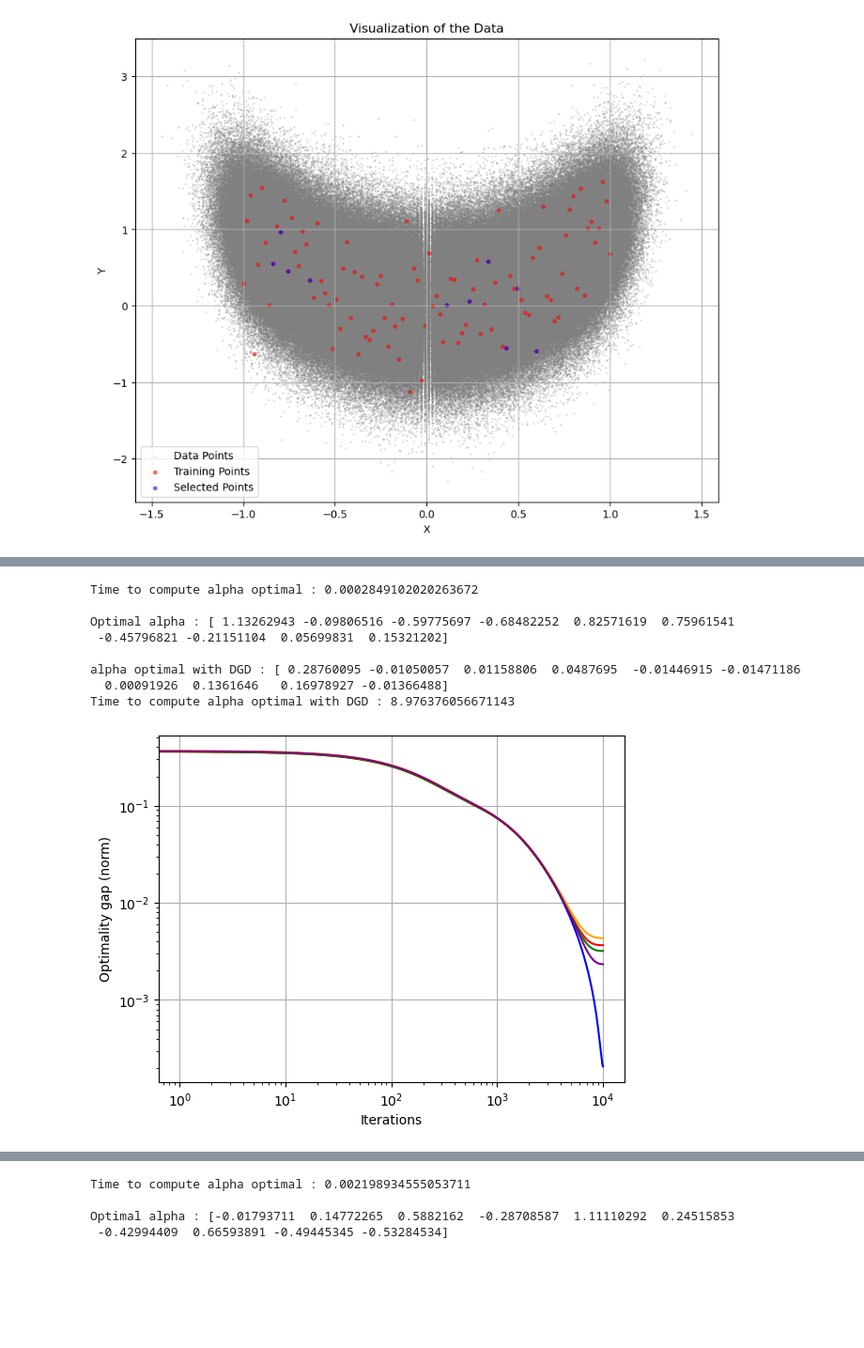
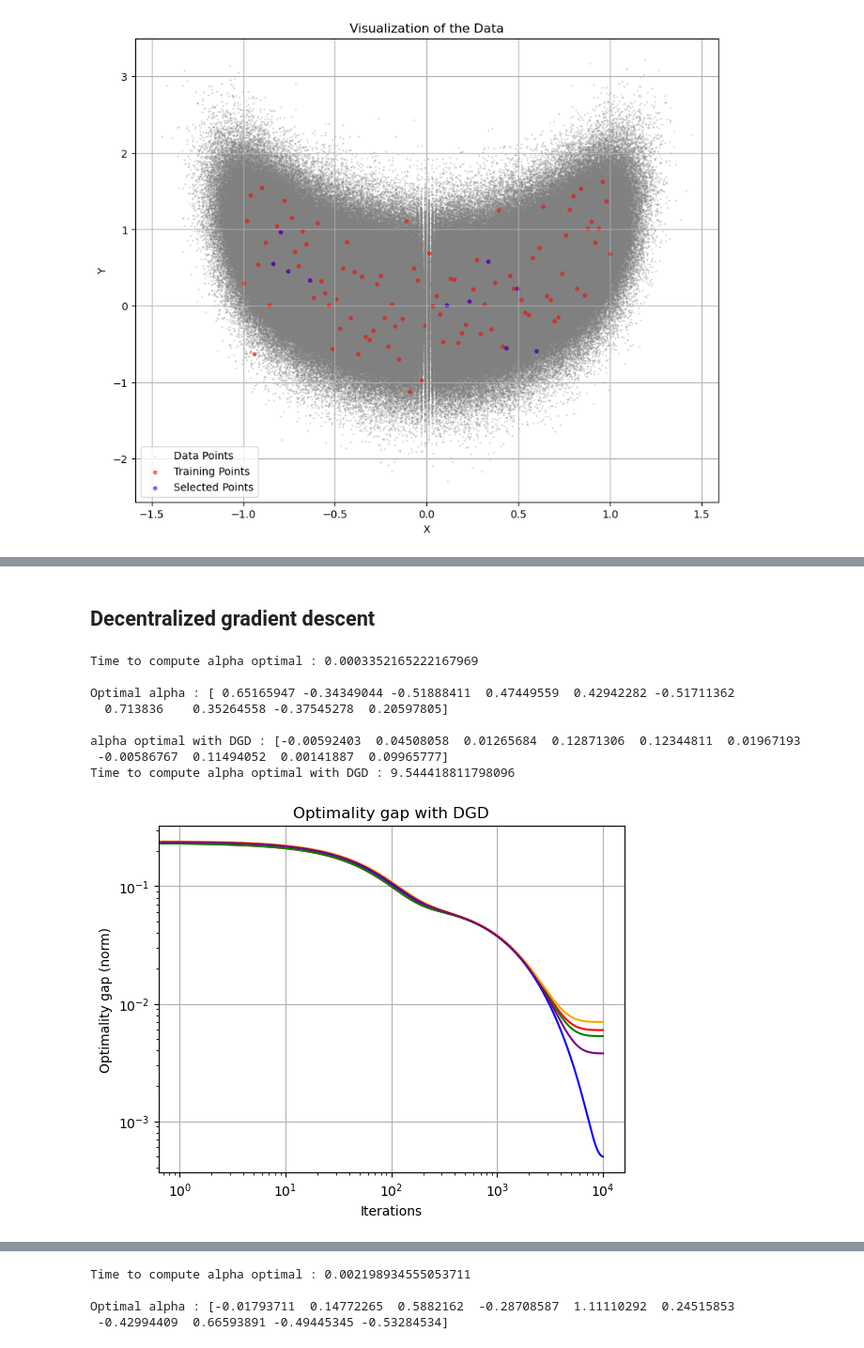
Before and after one commit to emmadchrr/Cooperative-Opt-project, a Jupyter notebook: Chraa_deCharry_Zhou.ipynb, the cells around one changed output, grey strips where cells are left out. Shown at 94% size. Cells and saved outputs as stored; diff of their text form; code cells hidden in the pictures; blank space fills up the shorter version.

```diff
--- a/Chraa_deCharry_Zhou.ipynb
+++ b/Chraa_deCharry_Zhou.ipynb
@@ -18,12 +19,16 @@ from admm2 import *
 with open('first_database.pkl', 'rb') as f:
      x, y = pickle.load(f)
 
-n, m, a = 100, 10, 5
+n = 100
+m = 10
+a = 5
 sigma2 = 0.25
 nu = 1
 beta = 10
-n_epochs = 100
+n_epochs1 = 100
+n_epochs = 10000
 sigma = 0.5
+lr = 0.01
 
 # Generate data
 x_n = x[:n]
@@ -36,7 +41,7 @@ Kmm = compute_kernel_matrix(x_selected, x_selected)
 Knm = compute_kernel_matrix(x_n, x_selected)
 alpha_star = compute_alpha_star(Kmm, Knm, y_n, sigma2, nu)
 #W = np.ones((a, a))
-W = W(a)
+W = utils.W(a)
 K = compute_kernel_matrix(x_n, x_n)
 selected_pts_agents = np.array_split(np.random.permutation(n), a)
 step_size = 0.002
@@ -64,3 +85,5 @@ We then plot optimality gaps for each agent
+# %% [markdown]
+ ## Decentralized gradient descent
 # %%
 start = time.time()
 alpha_optimal = compute_alpha_star(Kmm, Knm, y_n, sigma2, nu)
@@ -70,7 +93,7 @@ print(f'Optimal alpha : {alpha_optimal}\n')
 start = time.time()
 
 opt_gaps, alpha_optim, alpha_list, alpha_mean_list = DGD(
-    x_n, y_n, x_selected, a, nu, sigma2, alpha_optimal, W, step_size, n_epochs=10000)
+        x_n, y_n, x_selected, a, nu, sigma2, alpha_optimal, W, step_size, n_epochs)
 end = time.time()
 print(f'alpha optimal with DGD : {alpha_optim}')
 print(
@@ -79,40 +102,41 @@ print(
 
 # Data visualization
 Y = np.linalg.norm(alpha_list - alpha_optim, axis=1)
 # unpack the list of alpha to get for each agent the evolution of alpha
 agent_1 = np.linalg.norm(np.array(
     [alpha_list[i][0] for i in range(len(alpha_list))]) - alpha_optim, axis=1)
 agent_2 = np.linalg.norm(np.array(
     [alpha_list[i][1] for i in range(len(alpha_list))]) - alpha_optim, axis=1)
 agent_3 = np.linalg.norm(np.array(
     [alpha_list[i][2] for i in range(len(alpha_list))]) - alpha_optim, axis=1)
 agent_4 = np.linalg.norm(np.array(
     [alpha_list[i][3] for i in range(len(alpha_list))]) - alpha_optim, axis=1)
 agent_5 = np.linalg.norm(np.array(
     [alpha_list[i][4] for i in range(len(alpha_list))]) - alpha_optim, axis=1)
 
 plt.plot(agent_1, label='Agent 1', color='blue')
 plt.plot(agent_2, label='Agent 2', color='red')
 plt.plot(agent_3, label='Agent 3', color='green')
 plt.plot(agent_4, label='Agent 4', color='orange')
 plt.plot(agent_5, label='Agent 5', color='purple')
 plt.xlabel('Iterations')
 plt.ylabel('Optimality gap (norm)')
 plt.xscale("log")
 plt.yscale("log")
+plt.title('Optimality gap with DGD')
 #plt.savefig('opt_gaps_DGD_with_agents_scalelog.png', bbox_inches='tight')
 plt.grid()
 plt.show()
 # %% [output]
-Time to compute alpha optimal : 0.0002849102020263672
+Time to compute alpha optimal : 0.0003352165222167969
 
-Optimal alpha : [ 1.13262943 -0.09806516 -0.59775697 -0.68482252  0.82571619  0.75961541
- -0.45796821 -0.21151104  0.05699831  0.15321202]
+Optimal alpha : [ 0.65165947 -0.34349044 -0.51888411  0.47449559  0.42942282 -0.51711362
+  0.713836    0.35264558 -0.37545278  0.20597805]
 
-alpha optimal with DGD : [ 0.28760095 -0.01050057  0.01158806  0.0487695  -0.01446915 -0.01471186
-  0.00091926  0.1361646   0.16978927 -0.01366488]
-Time to compute alpha optimal with DGD : 8.976376056671143
+alpha optimal with DGD : [-0.00592403  0.04508058  0.01265684  0.12871306  0.12344811  0.01967193
+ -0.00586767  0.11494052  0.00141887  0.09965777]
+Time to compute alpha optimal with DGD : 9.544418811798096
-[figure, old version]
+[figure, new version]
 # %%
 ###
 # %%
```
Also changed, not shown: parts of 14 cells of this notebook, 8 other files.
